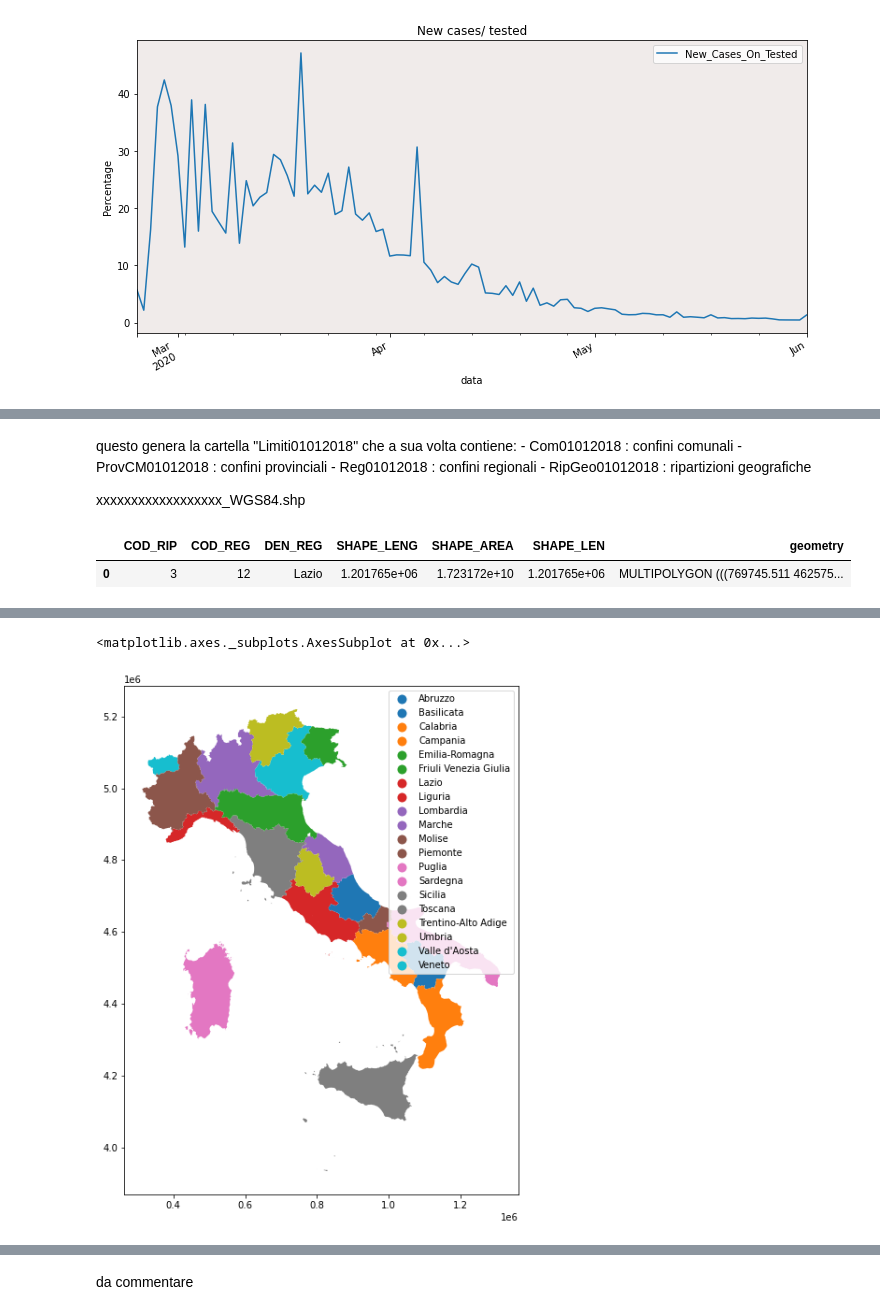
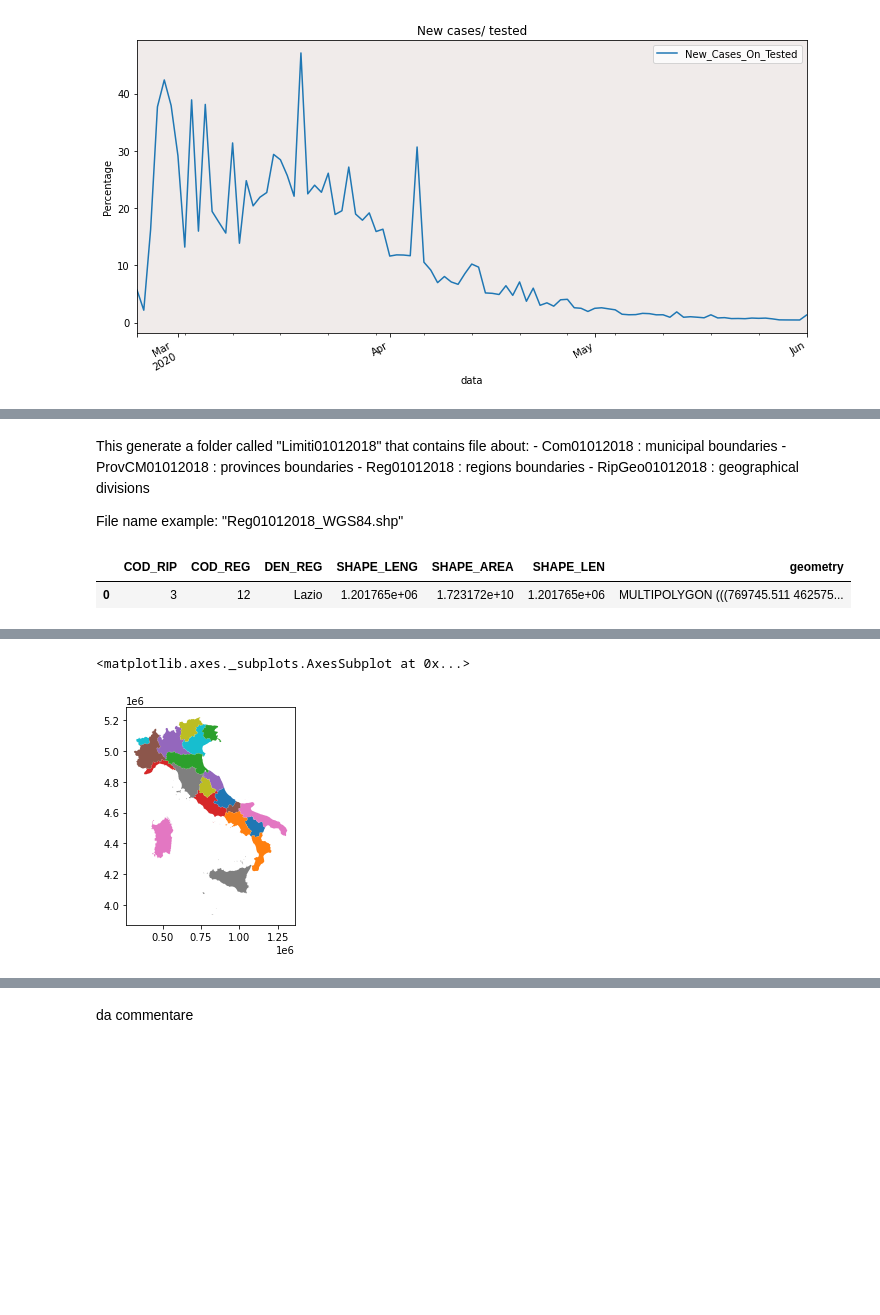
Before and after one commit to iacopoerpichini/AAGM, a Jupyter notebook: Erpichini.ipynb, the cells around one changed output, grey strips where cells are left out. Cells and saved outputs as stored; diff of their text form; code cells hidden in the pictures; blank space fills up the shorter version.

```diff
--- a/Erpichini.ipynb
+++ b/Erpichini.ipynb
@@ -718,14 +693,14 @@ if download:
     r = requests.get(zipconfini)
     z = zipfile.ZipFile(io.BytesIO(r.content))
     z.extractall()
-# %% [markdown]
-questo genera la cartella "Limiti01012018" che a sua volta contiene:
-    - Com01012018 : confini comunali
-    - ProvCM01012018 : confini provinciali
-    - Reg01012018 : confini regionali
-    - RipGeo01012018 : ripartizioni geografiche
-
-xxxxxxxxxxxxxxxxxx_WGS84.shp
+# %% [markdown]
+This generate a folder called "Limiti01012018" that contains file about:
+    - Com01012018 : municipal boundaries
+    - ProvCM01012018 : provinces boundaries
+    - Reg01012018 : regions boundaries
+    - RipGeo01012018 : geographical divisions
+
+File name example: "Reg01012018_WGS84.shp"
 # %%
 # load the dataframe of italian regions with geopandas and the downloaded information
 geometry_regions = gpd.read_file("Limiti01012018" + os.sep + "Reg01012018" + os.sep + "Reg01012018_WGS84.shp")
@@ -742,9 +717,9 @@ geometry_provinces.head(1)
 | 0 | 1 | 1 | 2 | 0 | 2 | Vercelli | - | Vercelli | VC | 458754.447959 | ... |
 # %%
 # example of heatmap by region
-geometry_regions.plot(column='DEN_REG',legend=True, figsize=(10,10))
+geometry_regions.plot(column='DEN_REG',legend=False, figsize=(4,4))
 # %% [output]
 <matplotlib.axes._subplots.AxesSubplot at 0x...>
-[figure, old version]
+[figure, new version]
 # %%
 # example of heatmap by provinces
```
Also changed, not shown: parts of 93 cells of this notebook.
